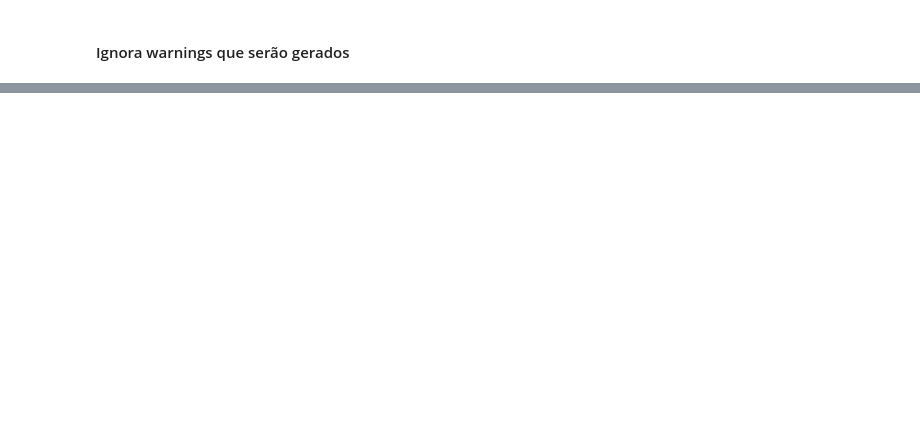
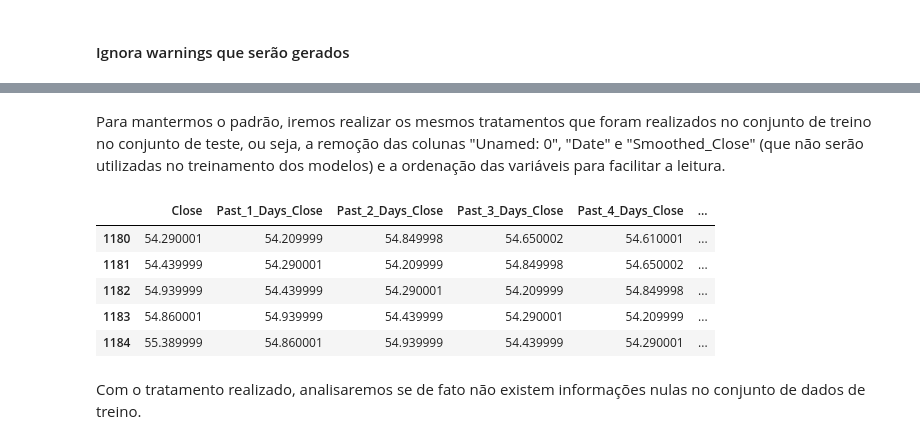
Before and after one commit to leonardosantosrocha/fiap-deep-learning, a Jupyter notebook: main.ipynb, the cells around one changed output, grey strips where cells are left out. Cells and saved outputs as stored; diff of their text form; code cells hidden in the pictures; blank space fills up the shorter version.

```diff
--- a/main.ipynb
+++ b/main.ipynb
@@ -184,0 +148,15 @@ scores, accuracies, losses = list(), list(), list()
+# %% [markdown]
+Para mantermos o padrão, iremos realizar os mesmos tratamentos que foram realizados no conjunto de treino no conjunto de teste, ou seja, a remoção das colunas "Unamed: 0", "Date" e "Smoothed_Close" (que não serão utilizadas no treinamento dos modelos) e a ordenação das variáveis para facilitar a leitura.
+# %%
+spec_bbas3_test = raw_bbas3_test.drop(columns="Smoothed_Close")
+spec_bbas3_test = spec_bbas3_test[["Close", "Past_1_Days_Close", "Past_2_Days_Close", "Past_3_Days_Close", "Past_4_Days_Close", "Past_5_Days_Close", "Past_6_Days_Close", "Past_7_Days_Close", "Past_8_Days_Close", "Past_9_Days_Close", "Past_10_Days_Close", "Past_11_Days_Close", "Past_12_Days_Close", "Past_13_Days_Close", "Past_14_Days_Close", "Past_15_Days_Close", "Label"]]
+spec_bbas3_test.tail(5)
+# %% [output]
+|  | Close | Past_1_Days_Close | Past_2_Days_Close | Past_3_Days_Close | Past_4_Days_Close | ... |
+| 1180 | 54.290001 | 54.209999 | 54.849998 | 54.650002 | 54.610001 | ... |
+| 1181 | 54.439999 | 54.290001 | 54.209999 | 54.849998 | 54.650002 | ... |
+| 1182 | 54.939999 | 54.439999 | 54.290001 | 54.209999 | 54.849998 | ... |
+| 1183 | 54.860001 | 54.939999 | 54.439999 | 54.290001 | 54.209999 | ... |
+| 1184 | 55.389999 | 54.860001 | 54.939999 | 54.439999 | 54.290001 | ... |
+# %% [markdown]
+Com o tratamento realizado, analisaremos se de fato não existem informações nulas no conjunto de dados de treino.
```
Also changed, not shown: parts of 52 cells of this notebook, 1 other file.
